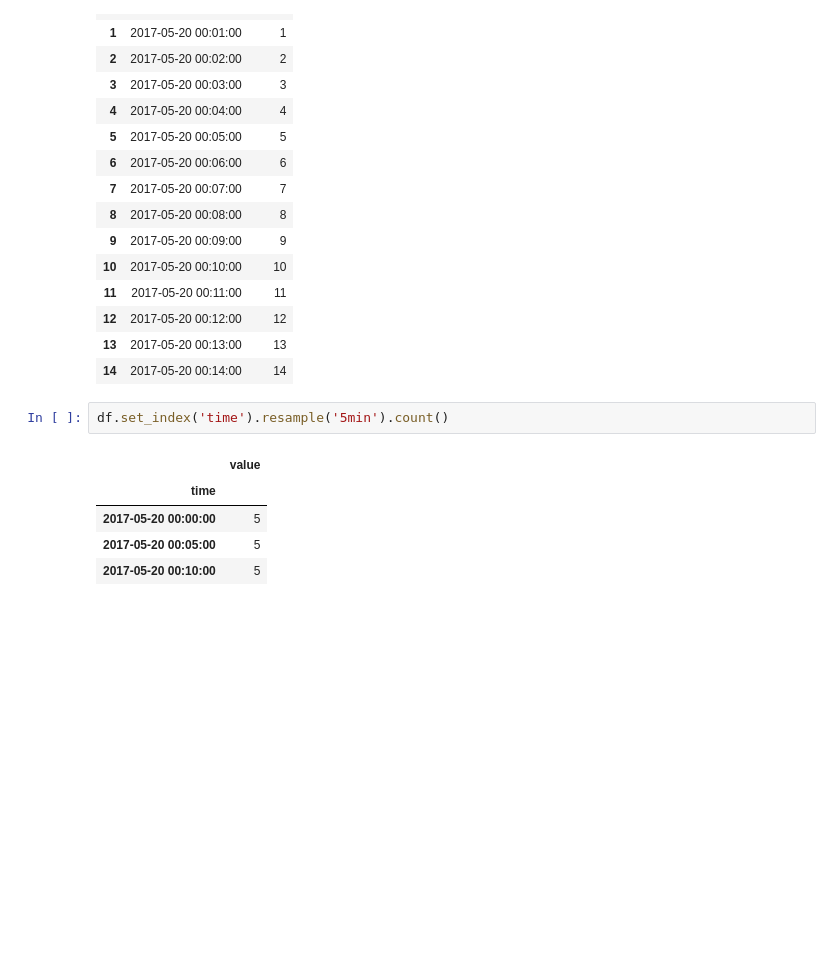
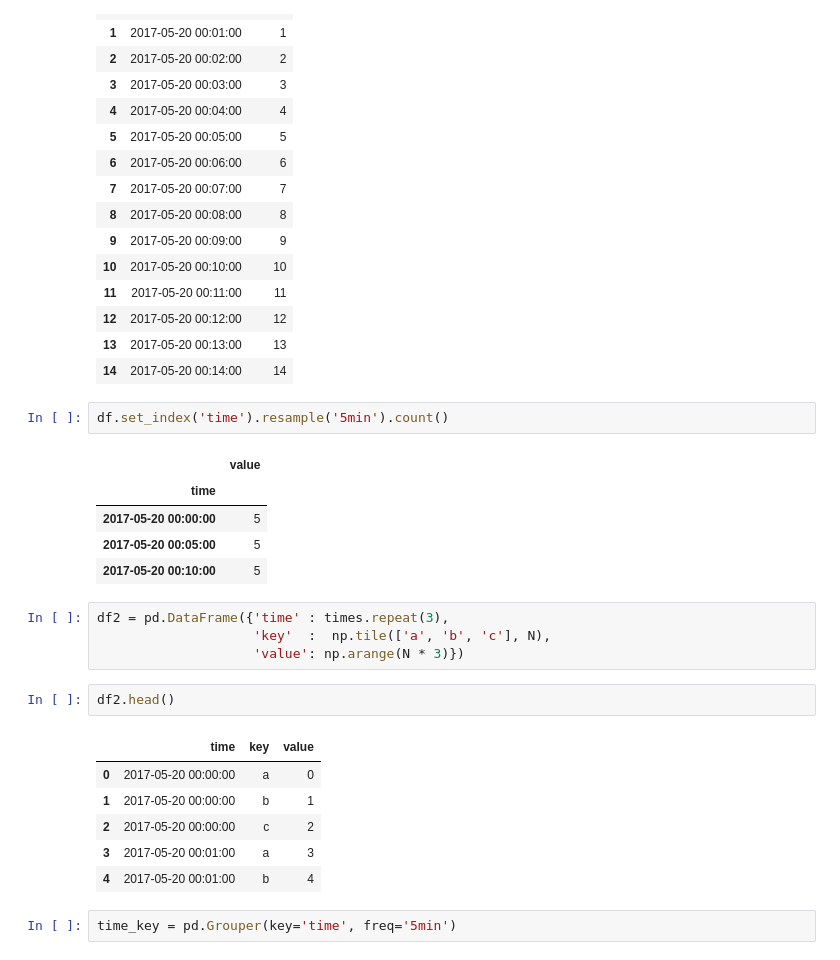
Before and after one commit to ferreiramr/livroPythonForDataAnalysis_WesMcKinney, a Jupyter notebook: chapter12_AdvancedPandas.ipynb, the cells around one changed output. Drawn from its saved outputs; the diff is of its cells as text; blank space fills up the shorter version.

```diff
--- a/chapter12_AdvancedPandas.ipynb
+++ b/chapter12_AdvancedPandas.ipynb
@@ -519,3 +519,18 @@ df.set_index('time').resample('5min').count()
 | 2017-05-20 00:00:00 | 5 |
 | 2017-05-20 00:05:00 | 5 |
 | 2017-05-20 00:10:00 | 5 |
+# %%
+df2 = pd.DataFrame({'time' : times.repeat(3),
+                    'key'  :  np.tile(['a', 'b', 'c'], N),
+                    'value': np.arange(N * 3)})
+# %%
+df2.head()
+# %% [output]
+|  | time | key | value |
+| 0 | 2017-05-20 00:00:00 | a | 0 |
+| 1 | 2017-05-20 00:00:00 | b | 1 |
+| 2 | 2017-05-20 00:00:00 | c | 2 |
+| 3 | 2017-05-20 00:01:00 | a | 3 |
+| 4 | 2017-05-20 00:01:00 | b | 4 |
+# %%
+time_key = pd.Grouper(key='time', freq='5min')
```
Also changed, not shown: parts of 7 cells of this notebook, 1 other file.
